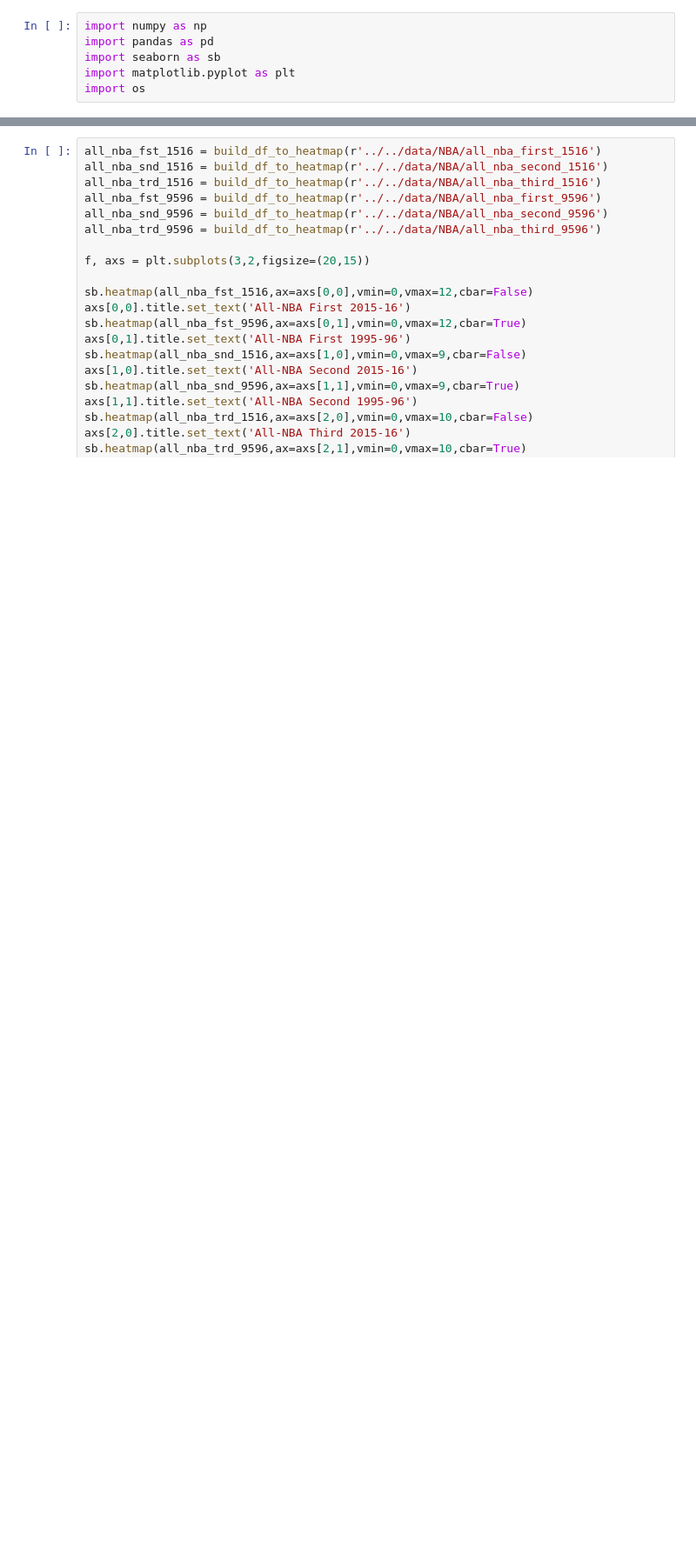
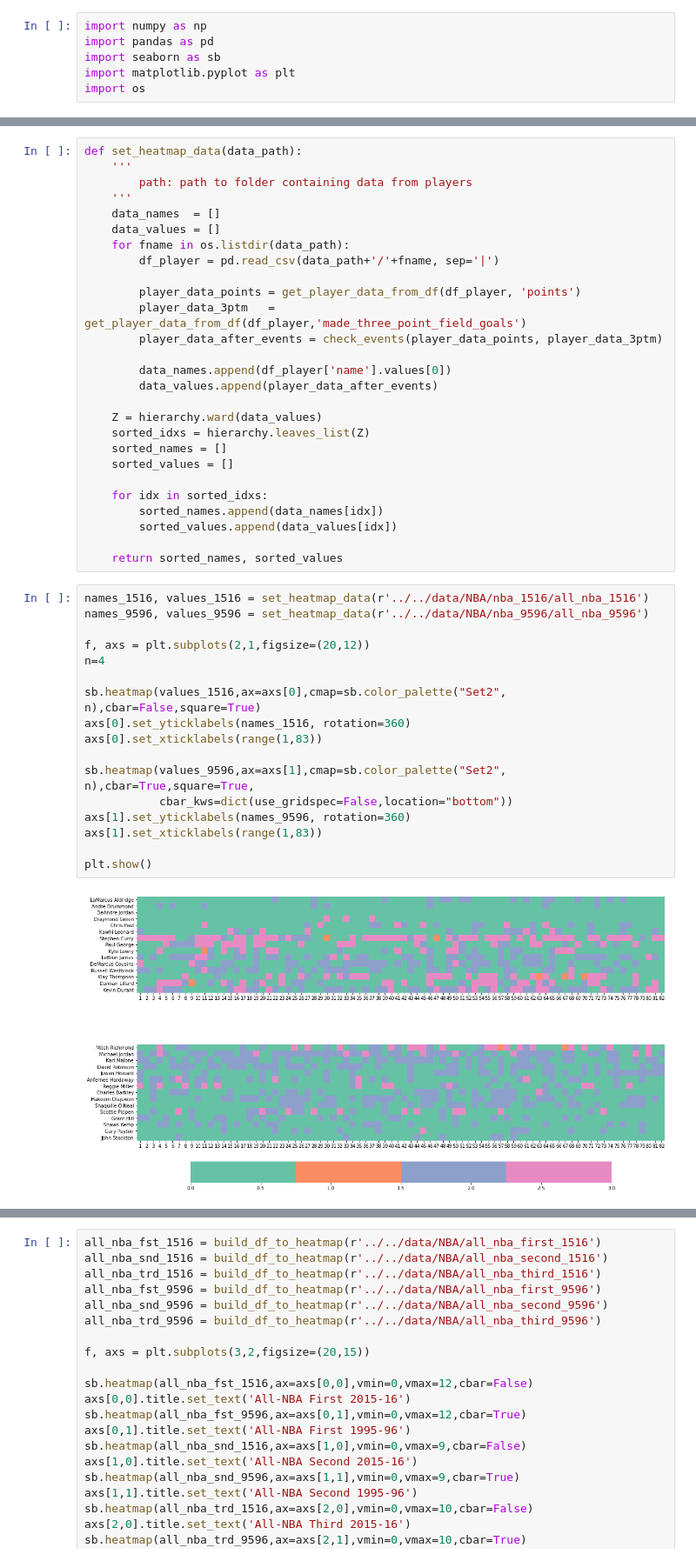
Before and after one commit to plal/band-depth, a Jupyter notebook: notebooks/2021-06-22_heatmap-test.ipynb, the cells around one changed output, grey strips where cells are left out. Shown at 87% size. Saved outputs shown, nothing was run; the diff lists cells and outputs as text; blank space fills up the shorter version.

```diff
--- a/notebooks/2021-06-22_heatmap-test.ipynb
+++ b/notebooks/2021-06-22_heatmap-test.ipynb
@@ -52,3 +74,49 @@ def build_df_to_heatmap(data_path):
 
     dfs = pd.concat(data_dfs)
     return dfs
+# %%
+def set_heatmap_data(data_path):
+    '''
+        path: path to folder containing data from players
+    '''
+    data_names  = []
+    data_values = []
+    for fname in os.listdir(data_path):
+        df_player = pd.read_csv(data_path+'/'+fname, sep='|')
+
+        player_data_points = get_player_data_from_df(df_player, 'points')
+        player_data_3ptm   = get_player_data_from_df(df_player,'made_three_point_field_goals')
+        player_data_after_events = check_events(player_data_points, player_data_3ptm)
+
+        data_names.append(df_player['name'].values[0])
+        data_values.append(player_data_after_events)
+
+    Z = hierarchy.ward(data_values)
+    sorted_idxs = hierarchy.leaves_list(Z)
+    sorted_names = []
+    sorted_values = []
+
+    for idx in sorted_idxs:
+        sorted_names.append(data_names[idx])
+        sorted_values.append(data_values[idx])
+
+    return sorted_names, sorted_values
+# %%
+names_1516, values_1516 = set_heatmap_data(r'../../data/NBA/nba_1516/all_nba_1516')
+names_9596, values_9596 = set_heatmap_data(r'../../data/NBA/nba_9596/all_nba_9596')
+
+f, axs = plt.subplots(2,1,figsize=(20,12))
+n=4
+
+sb.heatmap(values_1516,ax=axs[0],cmap=sb.color_palette("Set2", n),cbar=False,square=True)
+axs[0].set_yticklabels(names_1516, rotation=360)
+axs[0].set_xticklabels(range(1,83))
+
+sb.heatmap(values_9596,ax=axs[1],cmap=sb.color_palette("Set2", n),cbar=True,square=True,
+           cbar_kws=dict(use_gridspec=False,location="bottom"))
+axs[1].set_yticklabels(names_9596, rotation=360)
+axs[1].set_xticklabels(range(1,83))
+
+plt.show()
+# %% [output]
+[figure, added]
```
Also changed, not shown: parts of 11 cells of this notebook.
